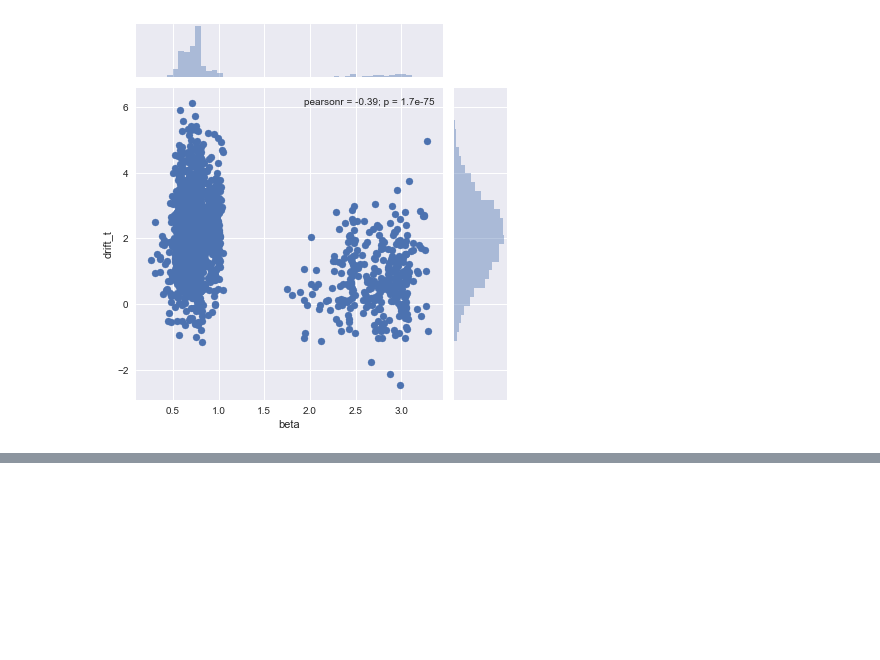
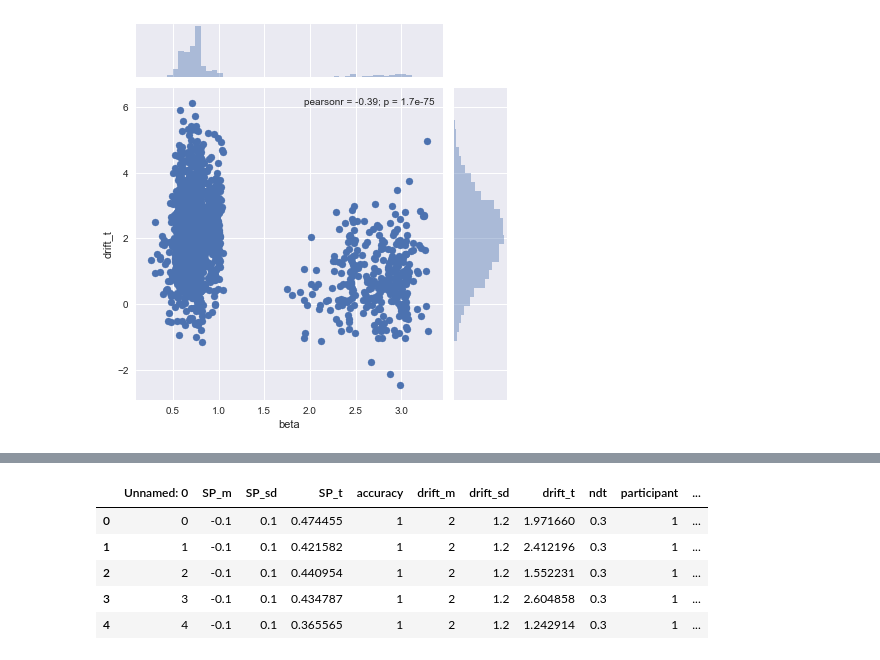
Before and after one commit to Gilles86/nddm_simulations, a Jupyter notebook: notebooks/Laura data to BOLD.ipynb, the cells around one changed output, grey strips where cells are left out. Saved outputs shown, nothing was run; the diff lists cells and outputs as text; code cells hidden in the pictures; blank space fills up the shorter version.

```diff
--- a/notebooks/Laura data to BOLD.ipynb
+++ b/notebooks/Laura data to BOLD.ipynb
@@ -184,0 +238,9 @@ sns.jointplot('beta', 'drift_t', df)
+# %%
+tot.head()
+# %% [output]
+|  | Unnamed: 0 | SP_m | SP_sd | SP_t | accuracy | drift_m | drift_sd | drift_t | ndt | participant | ... |
+| 0 | 0 | -0.1 | 0.1 | 0.474455 | 1 | 2 | 1.2 | 1.971660 | 0.3 | 1 | ... |
+| 1 | 1 | -0.1 | 0.1 | 0.421582 | 1 | 2 | 1.2 | 2.412196 | 0.3 | 1 | ... |
+| 2 | 2 | -0.1 | 0.1 | 0.440954 | 1 | 2 | 1.2 | 1.552231 | 0.3 | 1 | ... |
+| 3 | 3 | -0.1 | 0.1 | 0.434787 | 1 | 2 | 1.2 | 2.604858 | 0.3 | 1 | ... |
+| 4 | 4 | -0.1 | 0.1 | 0.365565 | 1 | 2 | 1.2 | 1.242914 | 0.3 | 1 | ... |
```
Also changed, not shown: parts of 15 cells of this notebook, 3 other files.
